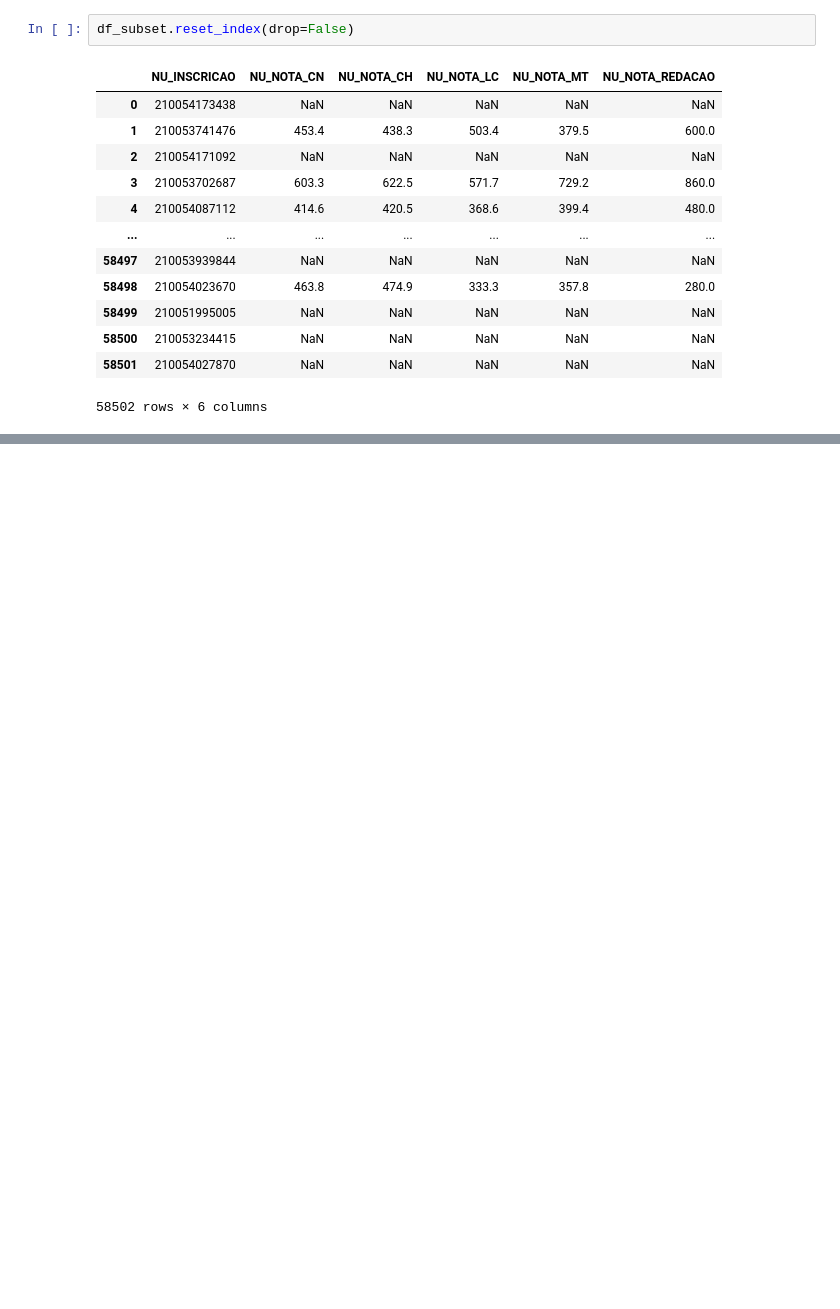
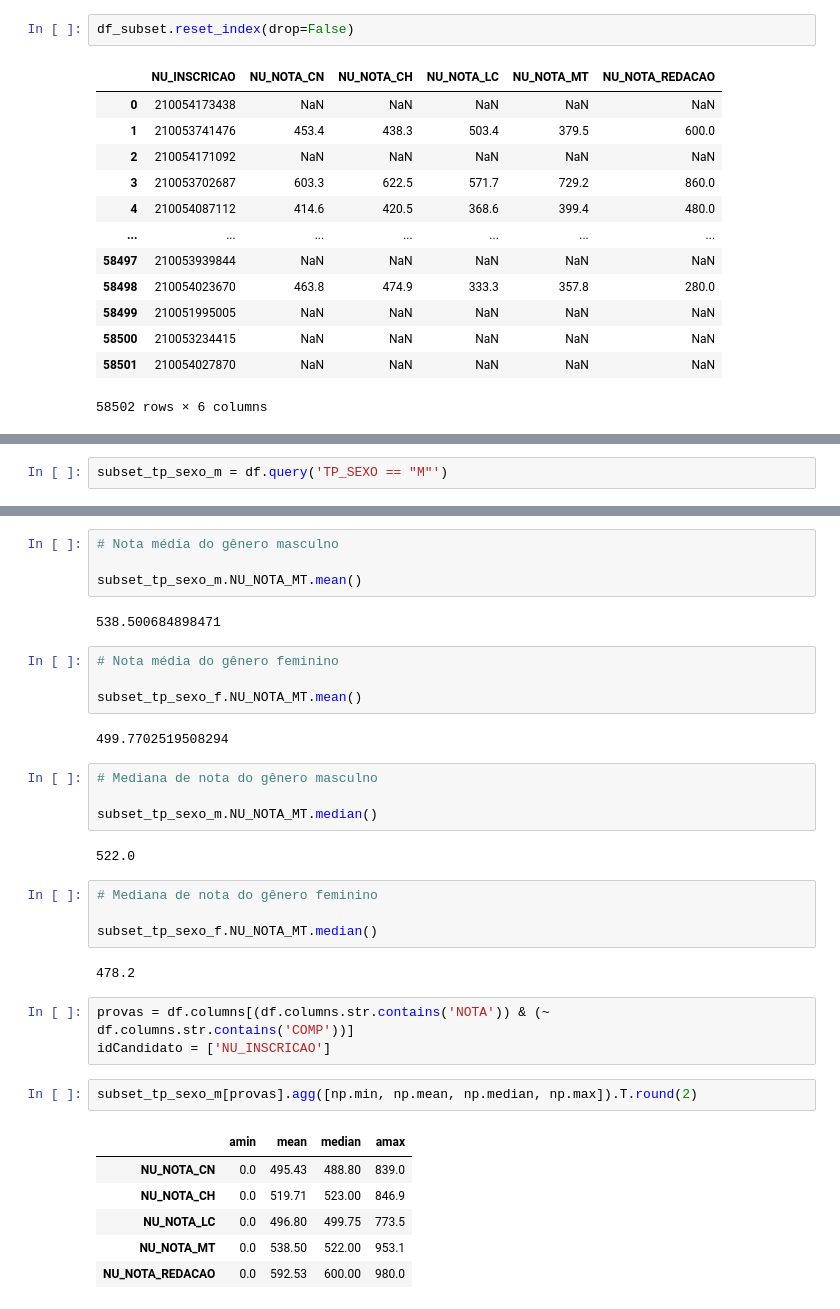
Before and after one commit to JevertonFlores/DA_python_dados_enem, a Jupyter notebook: Data_Analytics_Data_Viking.ipynb, the cells around one changed output, grey strips where cells are left out. Saved outputs shown, nothing was run; the diff lists cells and outputs as text; blank space fills up the shorter version.

```diff
--- a/Data_Analytics_Data_Viking.ipynb
+++ b/Data_Analytics_Data_Viking.ipynb
@@ -860,0 +876,2 @@ df_subset.reset_index(drop=False)
+# %%
+subset_tp_sexo_m = df.query('TP_SEXO == "M"')
@@ -860,0 +891,36 @@ df_subset.reset_index(drop=False)
+# %%
+# Nota média do gênero masculno
+
+subset_tp_sexo_m.NU_NOTA_MT.mean()
+# %% [output]
+538.500684898471
+# %%
+# Nota média do gênero feminino
+
+subset_tp_sexo_f.NU_NOTA_MT.mean()
+# %% [output]
+499.7702519508294
+# %%
+# Mediana de nota do gênero masculno
+
+subset_tp_sexo_m.NU_NOTA_MT.median()
+# %% [output]
+522.0
+# %%
+# Mediana de nota do gênero feminino
+
+subset_tp_sexo_f.NU_NOTA_MT.median()
+# %% [output]
+478.2
+# %%
+provas = df.columns[(df.columns.str.contains('NOTA')) & (~ df.columns.str.contains('COMP'))]
+idCandidato = ['NU_INSCRICAO']
+# %%
+subset_tp_sexo_m[provas].agg([np.min, np.mean, np.median, np.max]).T.round(2)
+# %% [output]
+|  | amin | mean | median | amax |
+| NU_NOTA_CN | 0.0 | 495.43 | 488.80 | 839.0 |
+| NU_NOTA_CH | 0.0 | 519.71 | 523.00 | 846.9 |
+| NU_NOTA_LC | 0.0 | 496.80 | 499.75 | 773.5 |
+| NU_NOTA_MT | 0.0 | 538.50 | 522.00 | 953.1 |
+| NU_NOTA_REDACAO | 0.0 | 592.53 | 600.00 | 980.0 |
```
Also changed, not shown: parts of 39 cells of this notebook.
